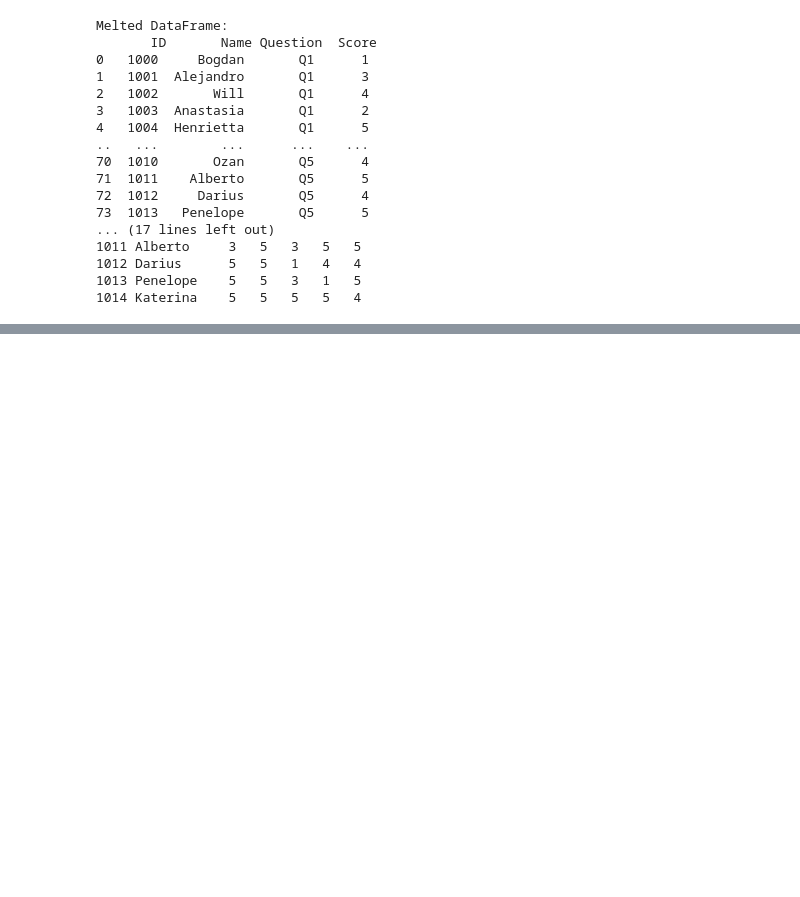
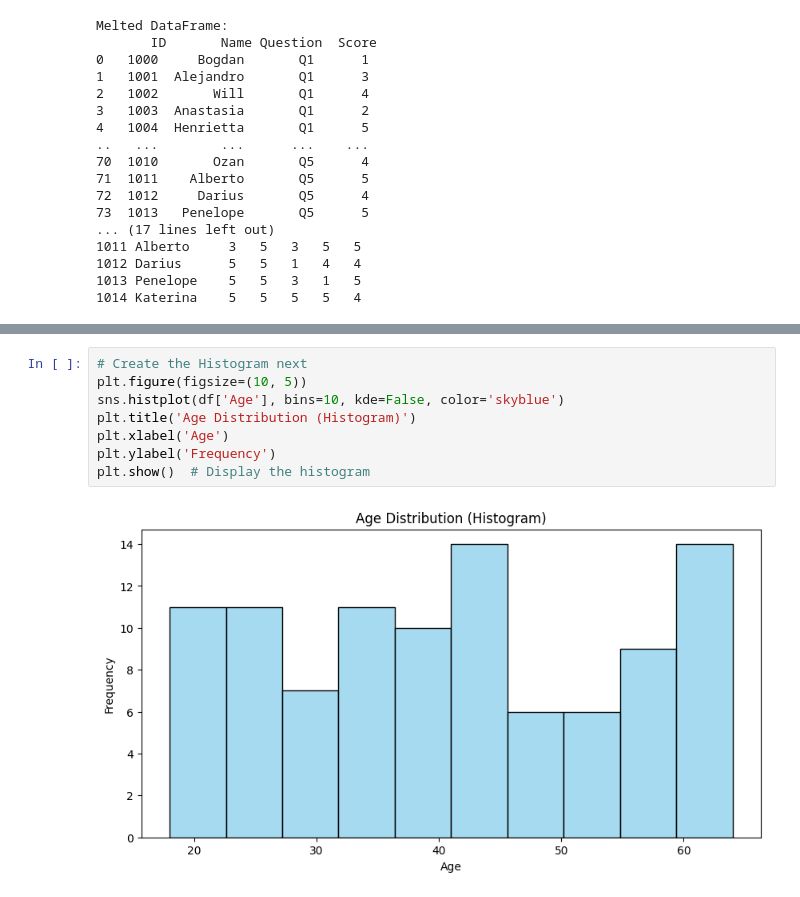
Before and after one commit to AnalyticalAscent/LearningPython, a Jupyter notebook: Learning_Python_Notes.ipynb, the cells around one changed output, grey strips where cells are left out. Saved outputs shown, nothing was run; the diff lists cells and outputs as text; blank space fills up the shorter version.

```diff
--- a/Learning_Python_Notes.ipynb
+++ b/Learning_Python_Notes.ipynb
@@ -407,0 +610,10 @@ Melted DataFrame:
+# %%
+# Create the Histogram next
+plt.figure(figsize=(10, 5))
+sns.histplot(df['Age'], bins=10, kde=False, color='skyblue')
+plt.title('Age Distribution (Histogram)')
+plt.xlabel('Age')
+plt.ylabel('Frequency')
+plt.show()  # Display the histogram
+# %% [output]
+[figure, added]
```
Also changed, not shown: parts of 60 cells of this notebook.
